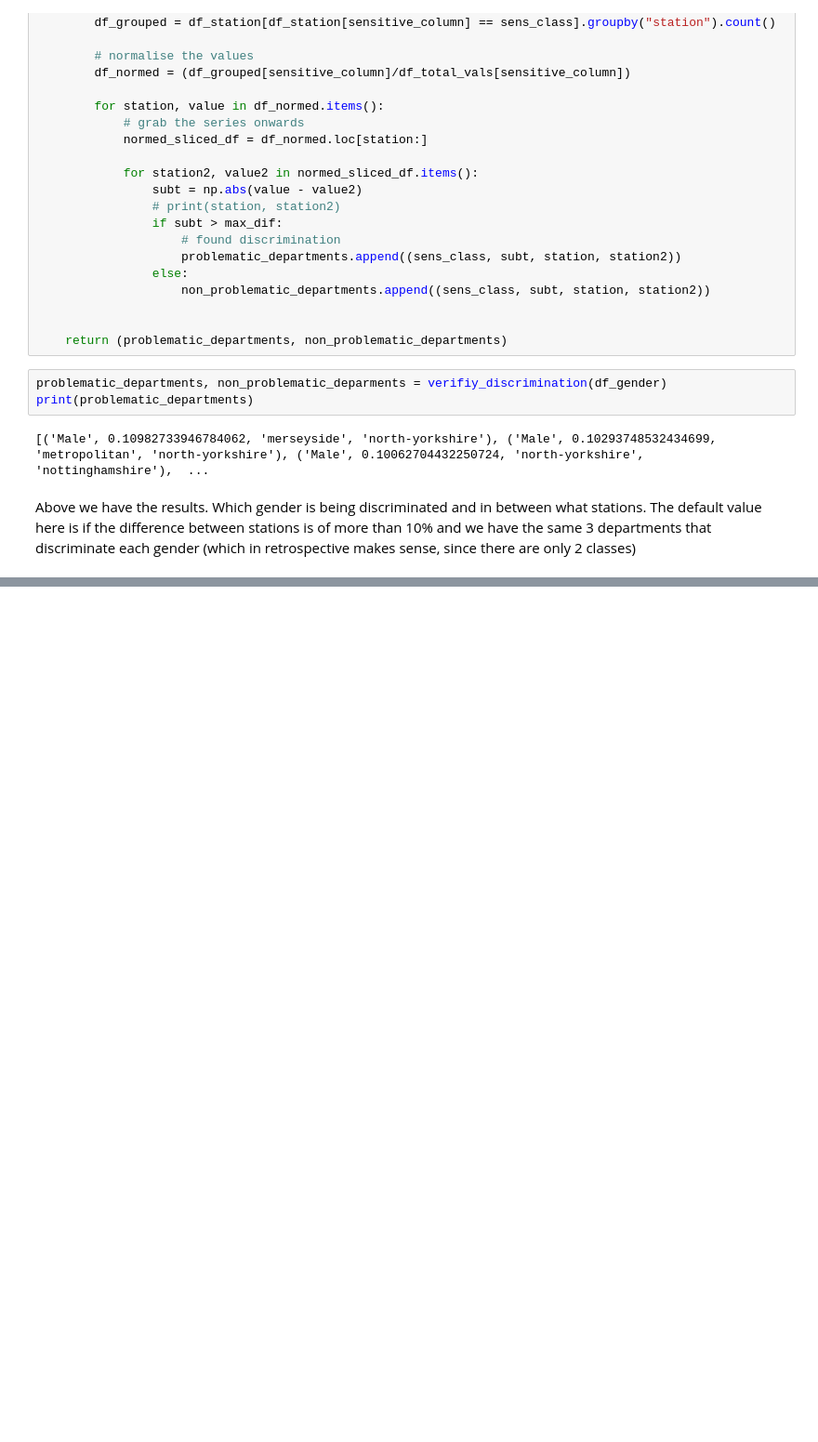
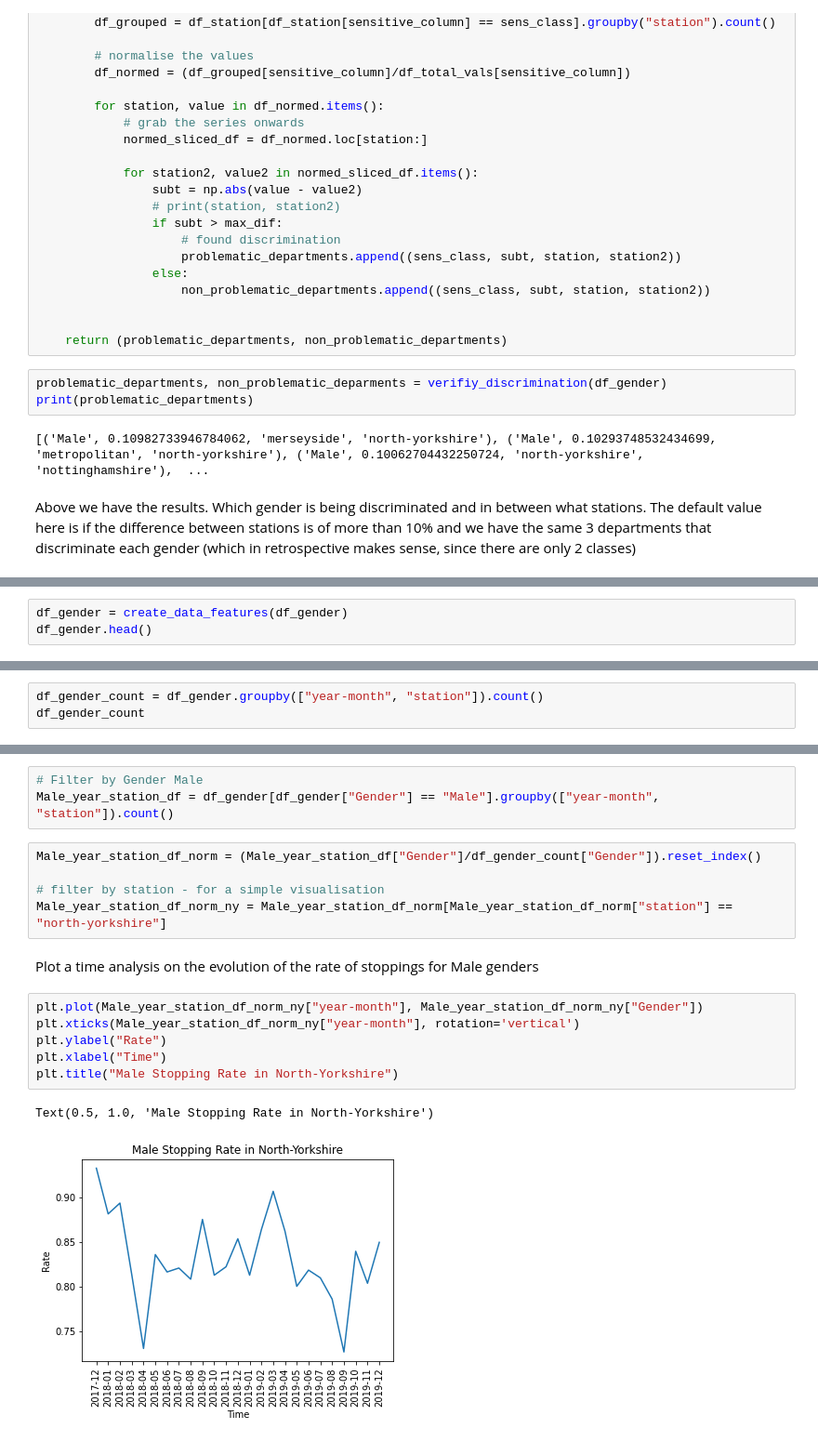
Before and after one commit to dbsousa01/Batch4-Capstone, a Jupyter notebook: Discrimination_EDA.ipynb, the cells around one changed output, grey strips where cells are left out. Shown at 93% size. Drawn from its saved outputs; the diff is of its cells as text; blank space fills up the shorter version.

Commit message:
Added time analysis plot for one station

```diff
--- a/Discrimination_EDA.ipynb
+++ b/Discrimination_EDA.ipynb
@@ -115,0 +133,3 @@ Now let's try and add time into factor here. Check if this occurs more specifica
+# %%
+df_gender = create_data_features(df_gender)
+df_gender.head()
@@ -115,0 +144,3 @@ Now let's try and add time into factor here. Check if this occurs more specifica
+# %%
+df_gender_count = df_gender.groupby(["year-month", "station"]).count()
+df_gender_count
@@ -115,0 +162,19 @@ Now let's try and add time into factor here. Check if this occurs more specifica
+# %%
+# Filter by Gender Male
+Male_year_station_df = df_gender[df_gender["Gender"] == "Male"].groupby(["year-month", "station"]).count()
+# %%
+Male_year_station_df_norm = (Male_year_station_df["Gender"]/df_gender_count["Gender"]).reset_index()
+
+# filter by station - for a simple visualisation
+Male_year_station_df_norm_ny = Male_year_station_df_norm[Male_year_station_df_norm["station"] == "north-yorkshire"]
+# %% [markdown]
+Plot a time analysis on the evolution of the rate of stoppings for Male genders
+# %%
+plt.plot(Male_year_station_df_norm_ny["year-month"], Male_year_station_df_norm_ny["Gender"])
+plt.xticks(Male_year_station_df_norm_ny["year-month"], rotation='vertical')
+plt.ylabel("Rate")
+plt.xlabel("Time")
+plt.title("Male Stopping Rate in North-Yorkshire")
+# %% [output]
+Text(0.5, 1.0, 'Male Stopping Rate in North-Yorkshire')
+[figure, added]
```
Also changed, not shown: parts of 6 cells of this notebook.
